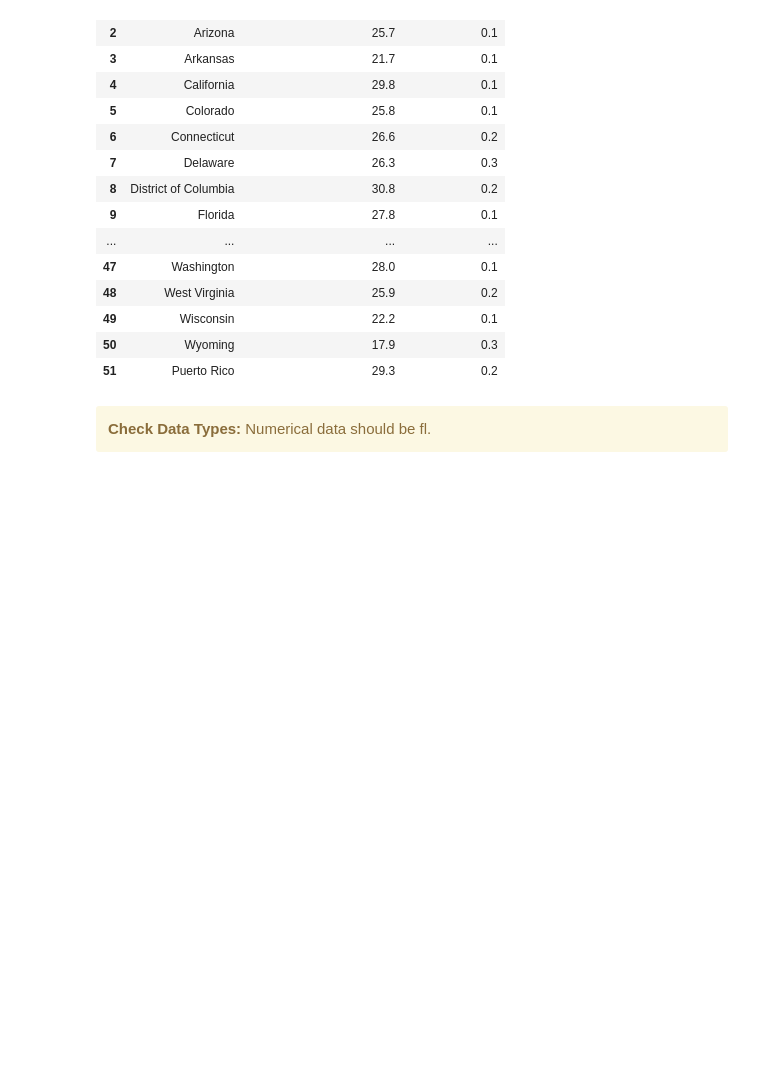
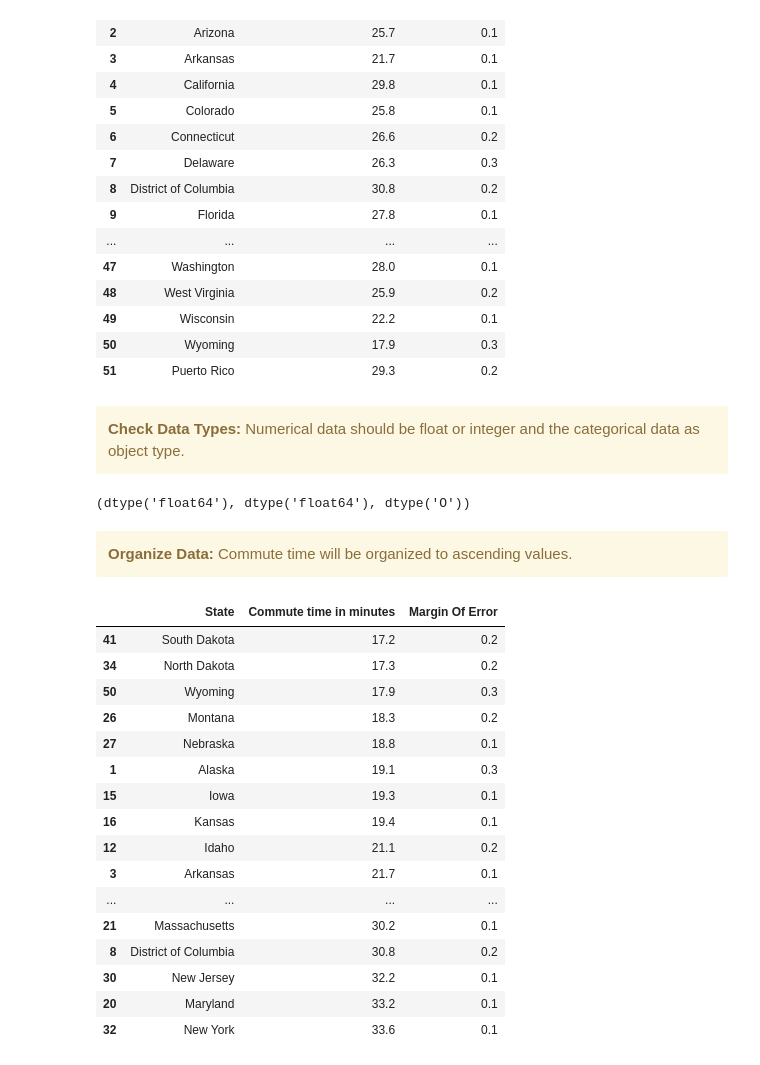
Before and after one commit to dgustave/Statistics, a Jupyter notebook: notebooks/Distribution.ipynb, the cells around one changed output. Cells and saved outputs as stored; diff of their text form; code cells hidden in the pictures; blank space fills up the shorter version.

```diff
--- a/notebooks/Distribution.ipynb
+++ b/notebooks/Distribution.ipynb
@@ -116,7 +123,34 @@ commute
 | 51 | Puerto Rico | 29.3 | 0.2 |
 # %% [markdown]
 <div class="alert alert-block alert-warning">
-    <b>Check Data Types:</b> Numerical data should be fl.<br>
+    <b>Check Data Types:</b> Numerical data should be float or integer and the categorical data as object type.<br>
 </div>
 # %%
-commute['Commute time in minutes'].dtype, commute['Margin Of Error'].dtype
+commute['Commute time in minutes'].dtype, commute['Margin Of Error'].dtype, commute['State'].dtype
+# %% [output]
+(dtype('float64'), dtype('float64'), dtype('O'))
+# %% [markdown]
+<div class="alert alert-block alert-warning">
+    <b>Organize Data:</b> Commute time will be organized to ascending values.<br>
+</div>
+# %%
+commute.sort_values(by = ['Commute time in minutes'], inplace=True)
+commute
+# %% [output]
+|  | State | Commute time in minutes | Margin Of Error |
+| 41 | South Dakota | 17.2 | 0.2 |
+| 34 | North Dakota | 17.3 | 0.2 |
+| 50 | Wyoming | 17.9 | 0.3 |
+| 26 | Montana | 18.3 | 0.2 |
+| 27 | Nebraska | 18.8 | 0.1 |
+| 1 | Alaska | 19.1 | 0.3 |
+| 15 | Iowa | 19.3 | 0.1 |
+| 16 | Kansas | 19.4 | 0.1 |
+| 12 | Idaho | 21.1 | 0.2 |
+| 3 | Arkansas | 21.7 | 0.1 |
+| ... | ... | ... | ... |
+| 21 | Massachusetts | 30.2 | 0.1 |
+| 8 | District of Columbia | 30.8 | 0.2 |
+| 30 | New Jersey | 32.2 | 0.1 |
+| 20 | Maryland | 33.2 | 0.1 |
+| 32 | New York | 33.6 | 0.1 |
```
Also changed, not shown: parts of 13 cells of this notebook, 8 other files.
